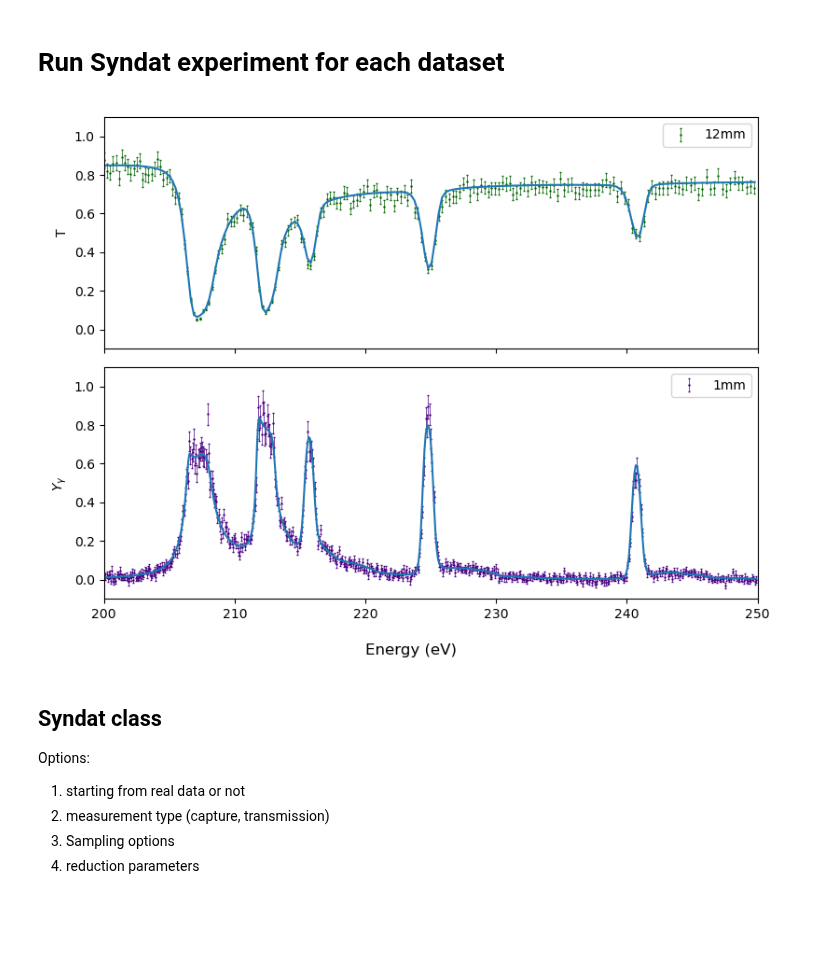
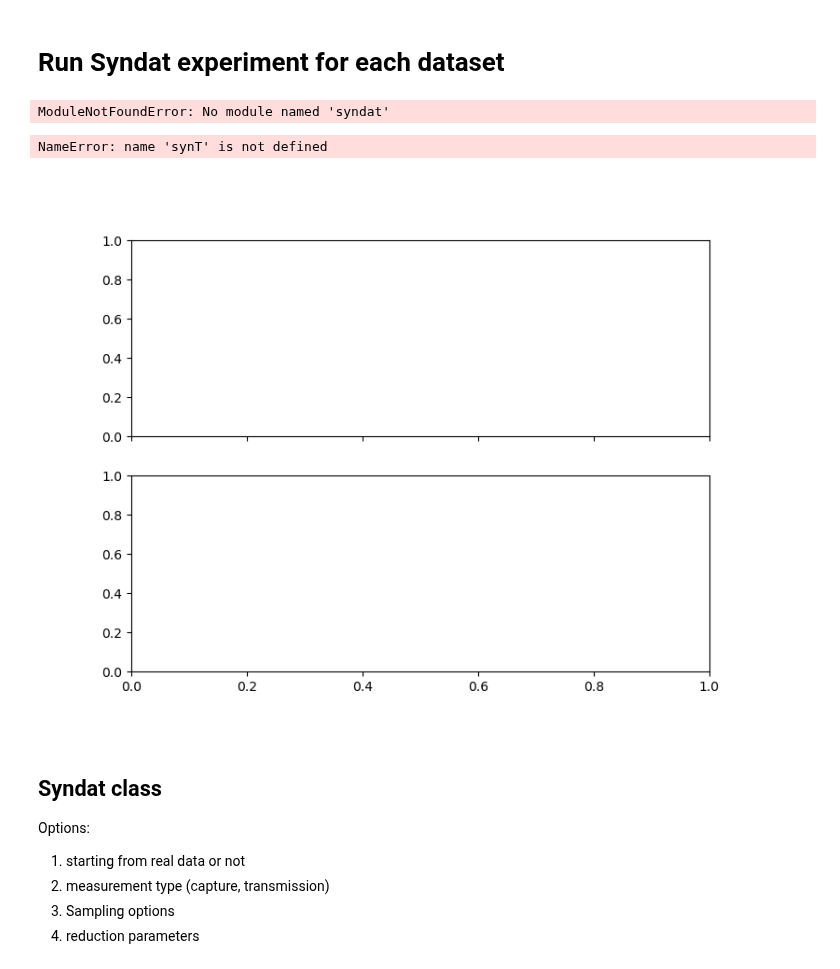
Before and after one commit to Naww137/ATARI, a Jupyter notebook: examples/Generate_Synthetic_Data.ipynb, the cells around one changed output. Cells and saved outputs as stored; diff of their text form; code cells hidden in the pictures; blank space fills up the shorter version.

```diff
--- a/examples/Generate_Synthetic_Data.ipynb
+++ b/examples/Generate_Synthetic_Data.ipynb
@@ -206,7 +281,7 @@ for i, exp in enumerate(experiments):
 
 from ATARI.models.T_reduction_rpi import transmission_rpi
 from ATARI.models.Y_reduction_rpi import yield_rpi
-from ATARI.syndat.control import syndat
+from syndat.old.control import syndat
 
 generation_T1 = transmission_rpi()
 reduction_T1 = transmission_rpi()
@@ -215,11 +290,13 @@ synT = syndat(options={})
 synT.run(true_dfs[0], generation_T1, reduction_T1, exp_model_T)
 
 
-generation_C1 = yield_rpi()
-reduction_C1 = yield_rpi()
+# generation_C1 = yield_rpi()
+# reduction_C1 = yield_rpi()
 
-synY = syndat(options={})
-synY.run(true_dfs[1], generation_C1, reduction_C1, exp_model_Y)
+# synY = syndat(options={})
+# synY.run(true_dfs[1], generation_C1, reduction_C1, exp_model_Y)
+# %% [output]
+ModuleNotFoundError: No module named 'syndat'
 # %%
 # from ATARI.syndat.general_functions import neutron_background_function
 
@@ -232,32 +309,33 @@ synY.run(true_dfs[1], generation_C1, reduction_C1, exp_model_Y)
 # %%
 ### Plot
 
 fig, axes = subplots(2,1, figsize=(8,6), sharex=True)
 
 ### Trans
 axes[0].errorbar(synT.data.E, synT.data.exp, yerr=synT.data.exp_unc, zorder=0,
                                         fmt='.', color='darkgreen', linewidth=0.5, markersize=1.5, capsize=1, label='12mm')
 
 axes[0].plot(synT.data.E, synT.data.true)
 axes[0].set_ylabel("T")
 
-### Capture
-axes[1].errorbar(synY.data.E, synY.data.exp, yerr=synY.data.exp_unc, zorder=0,
-                                        fmt='.', color='indigo', linewidth=0.5, markersize=1.5, capsize=1, label='1mm')
-axes[1].plot(synY.data.E, synY.data.true)
+# ### Capture
+# axes[1].errorbar(synY.data.E, synY.data.exp, yerr=synY.data.exp_unc, zorder=0,
+#                                         fmt='.', color='indigo', linewidth=0.5, markersize=1.5, capsize=1, label='1mm')
+# axes[1].plot(synY.data.E, synY.data.true)
 
-axes[1].set_ylabel(r"$Y_{\gamma}$")
+# axes[1].set_ylabel(r"$Y_{\gamma}$")
 
 ### make it pretty
 for ax in axes:
     ax.set_xlim([200,250])
     ax.set_ylim([-0.1,1.1])
     ax.legend()
 
 fig.supxlabel('Energy (eV)')
 fig.tight_layout()
 # %% [output]
+NameError: name 'synT' is not defined
-[figure, old version]
+[figure, new version]
 # %%
 # rel_unc = synT.data.exp_unc/synT.data.exp
 # figure()
```
Also changed, not shown: parts of 16 cells of this notebook, 17 other files.
